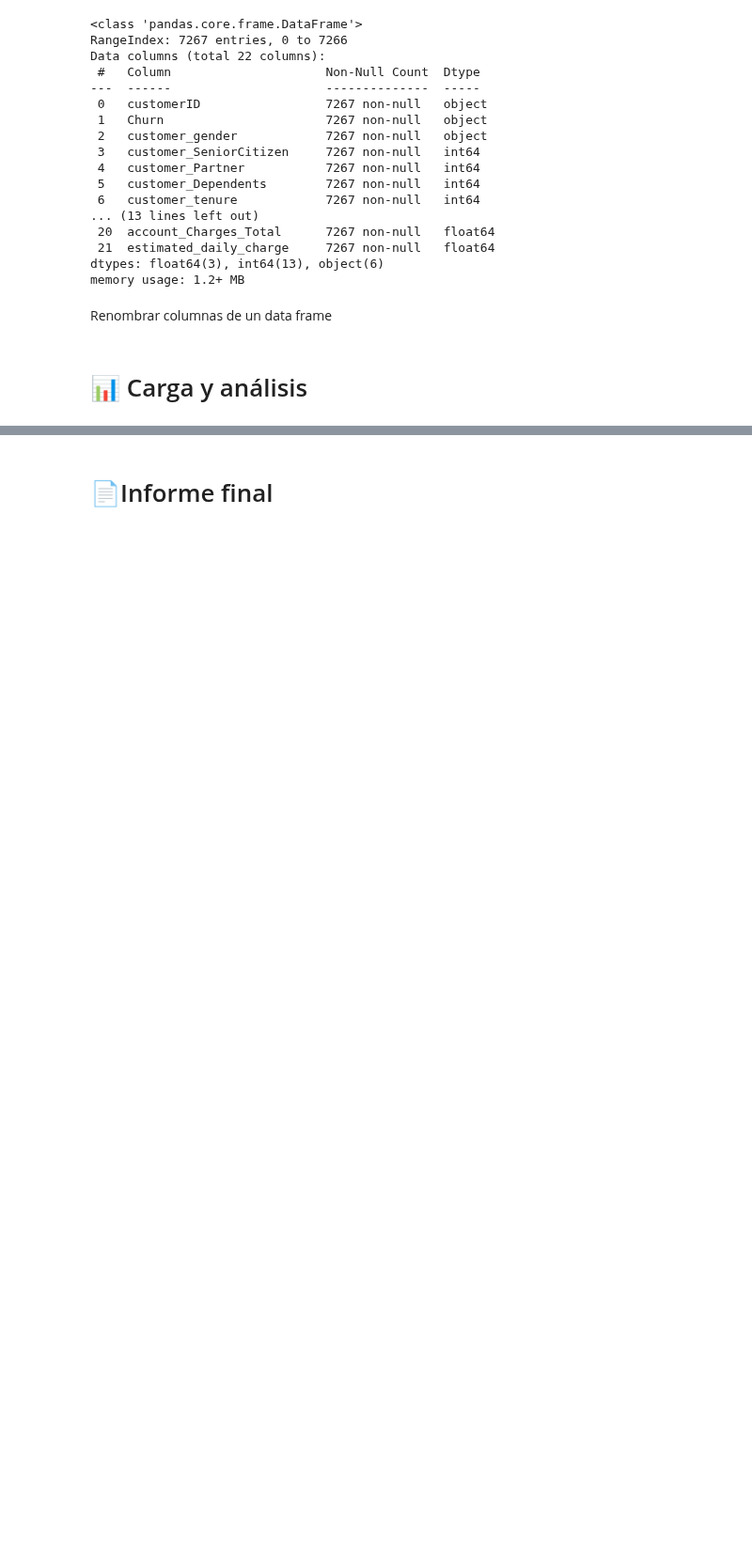
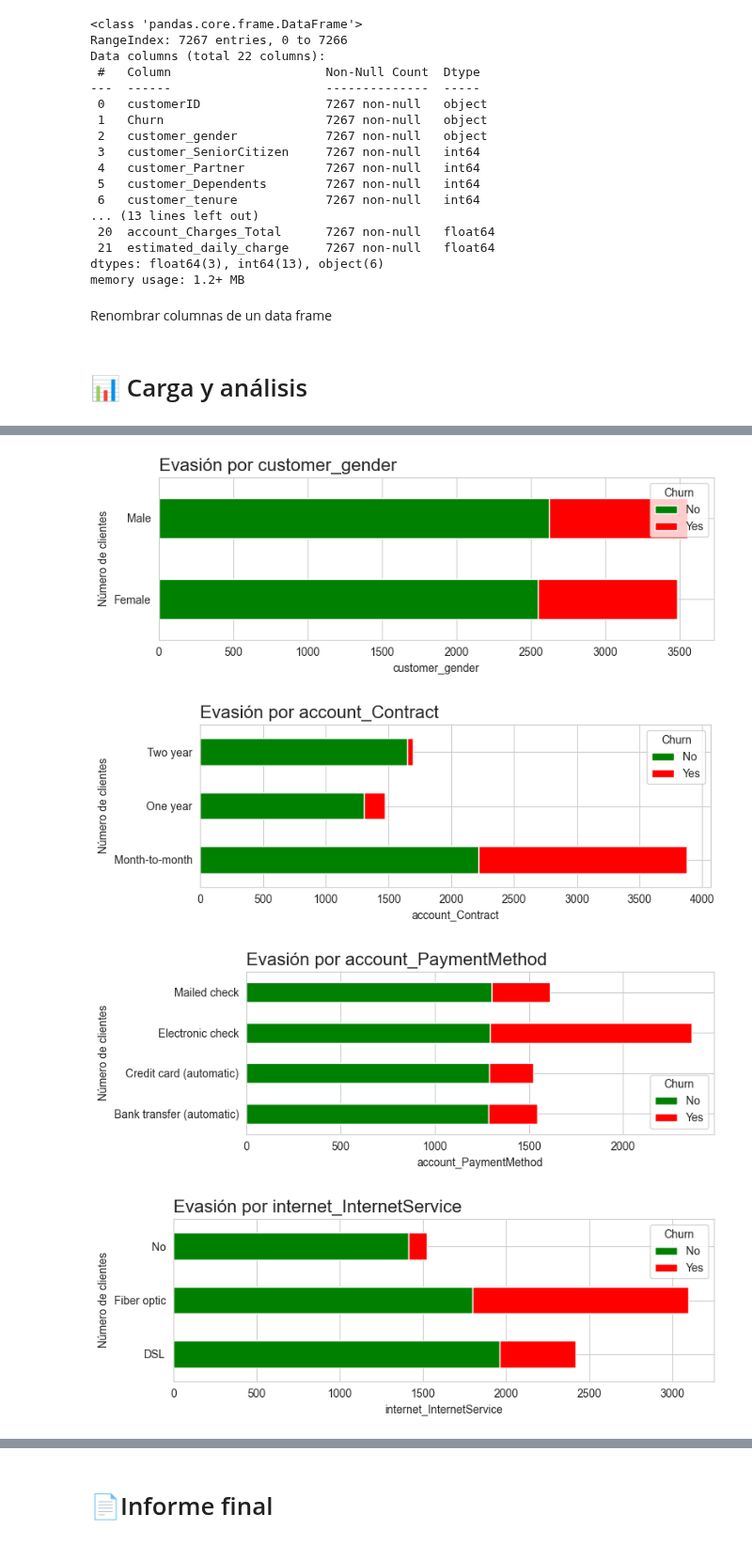
Before and after one commit to Liuz8/ETL-Oracle-Curso, a Jupyter notebook: TelecomX_LATAM.ipynb, the cells around one changed output, grey strips where cells are left out. Shown at 94% size. Drawn from its saved outputs; the diff is of its cells as text; code cells hidden in the pictures; blank space fills up the shorter version.

```diff
--- a/TelecomX_LATAM.ipynb
+++ b/TelecomX_LATAM.ipynb
@@ -418,0 +472,2 @@ df = df.rename(columns={
+# %%
+columnas = ['Churn']
@@ -418,0 +540,43 @@ df = df.rename(columns={
+# %%
+import matplotlib.pyplot as plt
+import seaborn as sns
+
+# Lista de columnas categóricas que quieres analizar
+columnas_categoricas = [
+    'customer_gender',
+    'account_Contract',
+    'account_PaymentMethod',
+    'internet_InternetService',
+    'customer_SeniorCitizen',
+    'customer_Partner',
+    'customer_Dependents'
+]
+
+# Configurar estilo de seaborn (opcional, para que se vea bonito)
+sns.set_style("whitegrid")
+
+# Iterar sobre cada columna y graficar
+for col in columnas_categoricas:
+    # Crear tabla de contingencia: conteo de churn por categoría
+    tabla = df.groupby([col, 'Churn']).size().unstack()
+
+    # Crear figura y eje
+    fig, ax = plt.subplots(figsize=(8, 3))
+
+    # Gráfico de barras apiladas
+    tabla.plot(kind='barh', stacked=True, ax=ax, color=['green', 'red'])
+
+    # Personalización del gráfico
+    ax.set_title(f'Evasión por {col}', loc='left', fontsize=16)
+    ax.set_xlabel(col)
+    ax.set_ylabel('Número de clientes')
+    ax.legend(title='Churn', labels=['No', 'Yes'])
+    ax.xaxis.set_tick_params(labelsize=10)
+    ax.yaxis.set_tick_params(labelsize=10)
+    plt.tight_layout()
+    plt.show()
+# %% [output]
+[figure, added]
+[figure, added]
+[figure, added]
+[figure, added]
```
Also changed, not shown: parts of 16 cells of this notebook.
